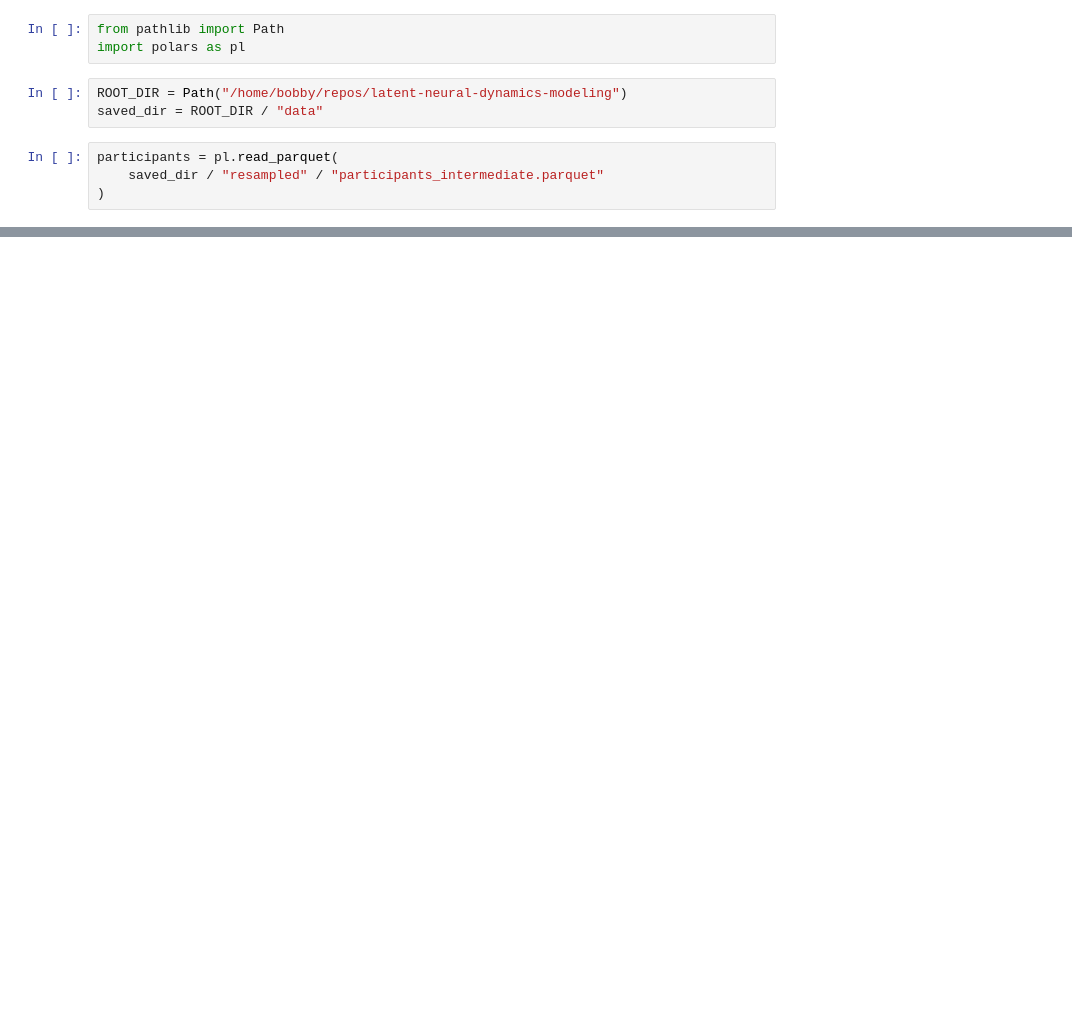
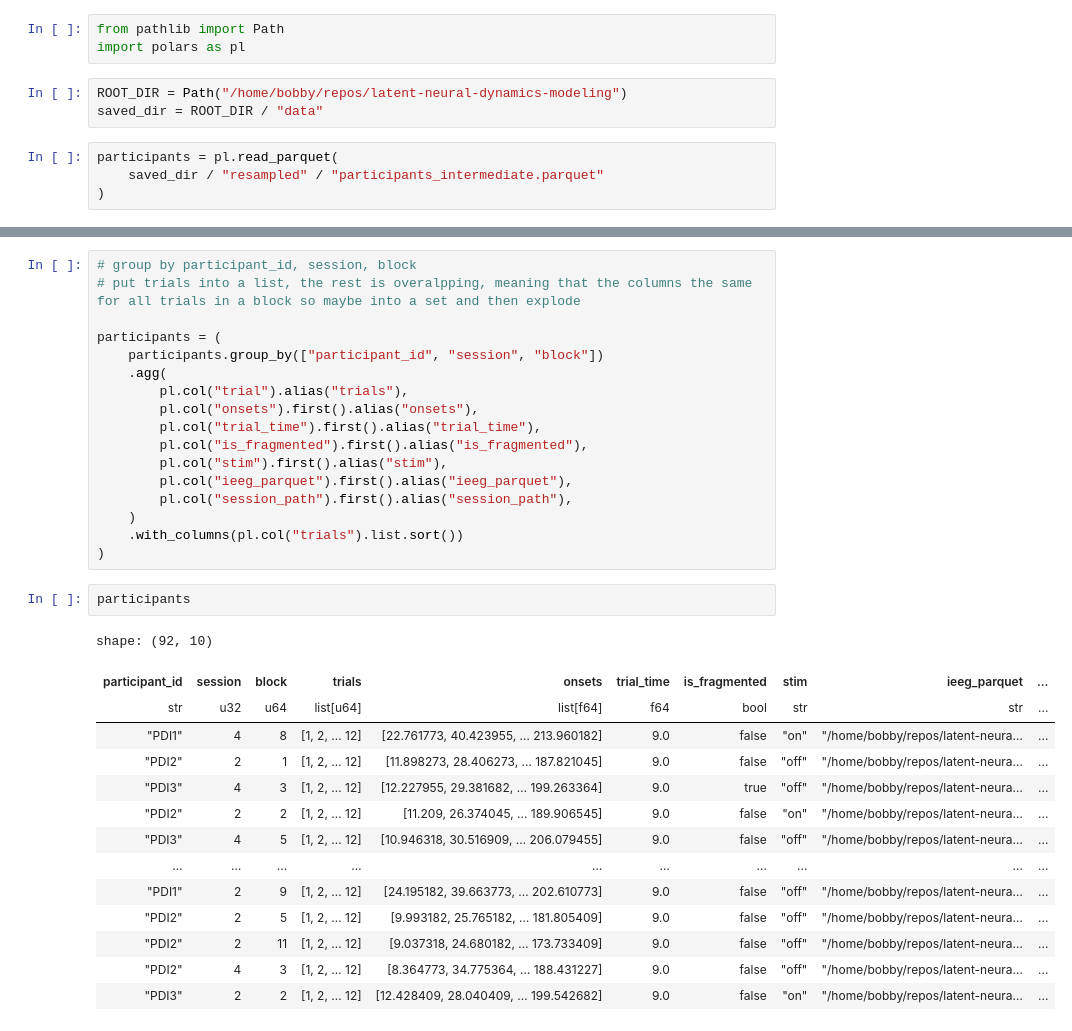
Before and after one commit to mirklys/latent-neural-dynamics-modeling, a Jupyter notebook: notebooks/data_analysis/table_labels.ipynb, the cells around one changed output, grey strips where cells are left out. Cells and saved outputs as stored; diff of their text form; blank space fills up the shorter version.

```diff
--- a/notebooks/data_analysis/table_labels.ipynb
+++ b/notebooks/data_analysis/table_labels.ipynb
@@ -212,0 +129,34 @@ shape: (144, 35)
+# %%
+# group by participant_id, session, block
+# put trials into a list, the rest is overalpping, meaning that the columns the same for all trials in a block so maybe into a set and then explode
+
+participants = (
+    participants.group_by(["participant_id", "session", "block"])
+    .agg(
+        pl.col("trial").alias("trials"),
+        pl.col("onsets").first().alias("onsets"),
+        pl.col("trial_time").first().alias("trial_time"),
+        pl.col("is_fragmented").first().alias("is_fragmented"),
+        pl.col("stim").first().alias("stim"),
+        pl.col("ieeg_parquet").first().alias("ieeg_parquet"),
+        pl.col("session_path").first().alias("session_path"),
+    )
+    .with_columns(pl.col("trials").list.sort())
+)
+# %%
+participants
+# %% [output]
+shape: (92, 10)
+| participant_id | session | block | trials | onsets | trial_time | is_fragmented | stim | ieeg_parquet | ... |
+| str | u32 | u64 | list[u64] | list[f64] | f64 | bool | str | str | ... |
+| "PDI1" | 4 | 8 | [1, 2, … 12] | [22.761773, 40.423955, … 213.960182] | 9.0 | false | "on" | "/home/bobby/repos/latent-neura… | ... |
+| "PDI2" | 2 | 1 | [1, 2, … 12] | [11.898273, 28.406273, … 187.821045] | 9.0 | false | "off" | "/home/bobby/repos/latent-neura… | ... |
+| "PDI3" | 4 | 3 | [1, 2, … 12] | [12.227955, 29.381682, … 199.263364] | 9.0 | true | "off" | "/home/bobby/repos/latent-neura… | ... |
+| "PDI2" | 2 | 2 | [1, 2, … 12] | [11.209, 26.374045, … 189.906545] | 9.0 | false | "on" | "/home/bobby/repos/latent-neura… | ... |
+| "PDI3" | 4 | 5 | [1, 2, … 12] | [10.946318, 30.516909, … 206.079455] | 9.0 | false | "off" | "/home/bobby/repos/latent-neura… | ... |
+| … | … | … | … | … | … | … | … | … | ... |
+| "PDI1" | 2 | 9 | [1, 2, … 12] | [24.195182, 39.663773, … 202.610773] | 9.0 | false | "off" | "/home/bobby/repos/latent-neura… | ... |
+| "PDI2" | 2 | 5 | [1, 2, … 12] | [9.993182, 25.765182, … 181.805409] | 9.0 | false | "off" | "/home/bobby/repos/latent-neura… | ... |
+| "PDI2" | 2 | 11 | [1, 2, … 12] | [9.037318, 24.680182, … 173.733409] | 9.0 | false | "off" | "/home/bobby/repos/latent-neura… | ... |
+| "PDI2" | 4 | 3 | [1, 2, … 12] | [8.364773, 34.775364, … 188.431227] | 9.0 | false | "off" | "/home/bobby/repos/latent-neura… | ... |
+| "PDI3" | 2 | 2 | [1, 2, … 12] | [12.428409, 28.040409, … 199.542682] | 9.0 | false | "on" | "/home/bobby/repos/latent-neura… | ... |
```
Also changed, not shown: parts of 29 cells of this notebook, 13 other files.
